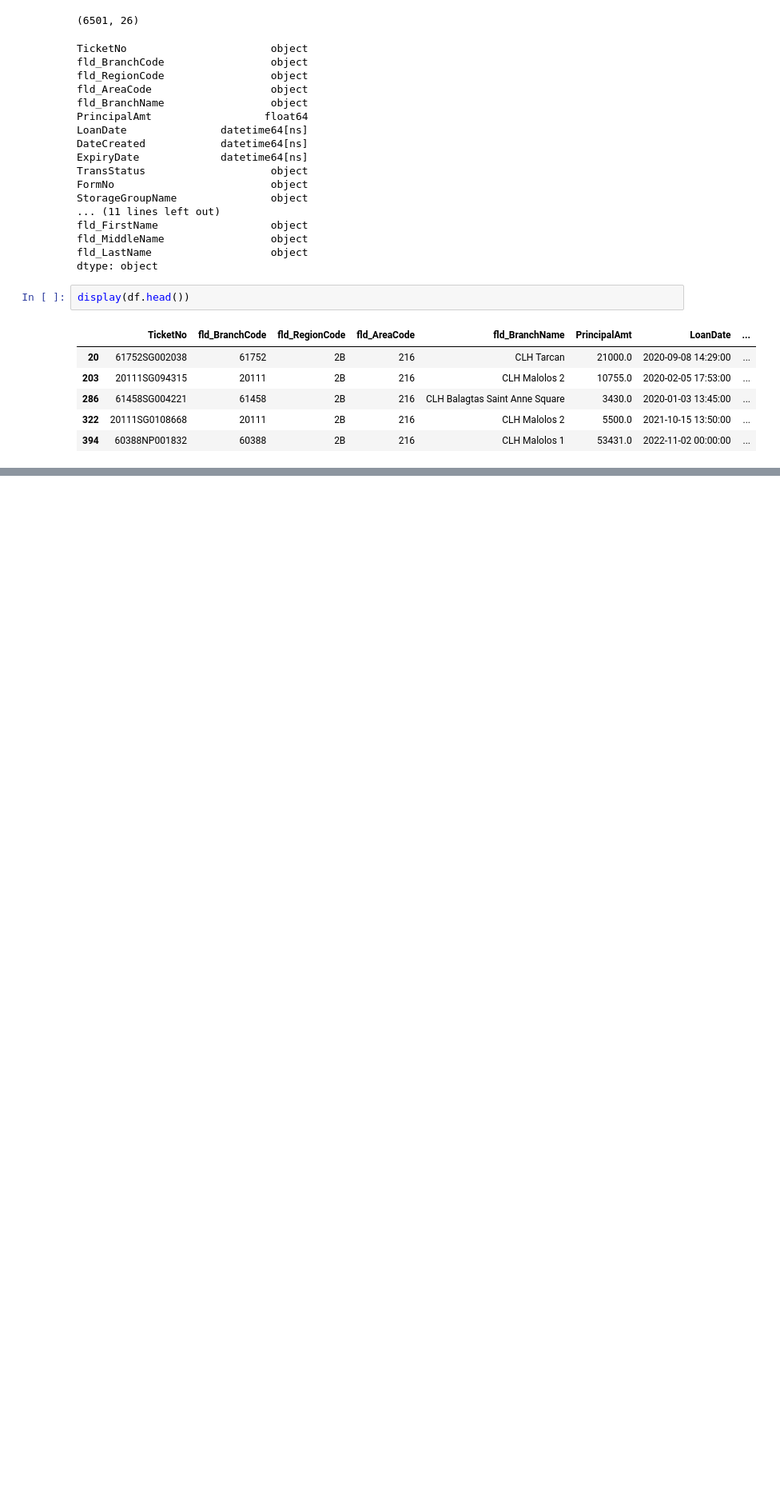
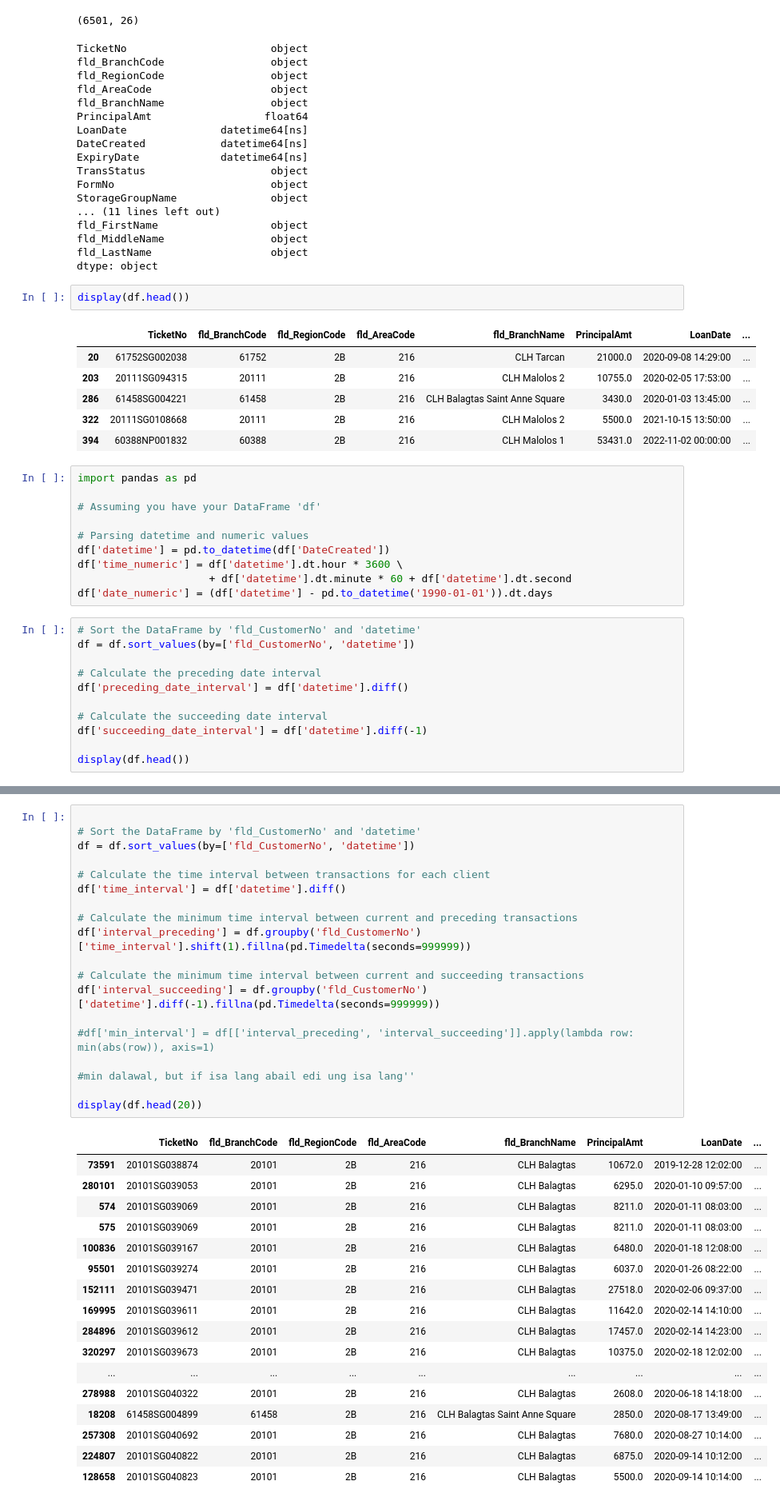
Before and after one commit to chesterhansel/11-Financial-Crime-Detection-using-Anomaly-Score, a Jupyter notebook: Notebooks/01-pg-features-engineering.ipynb, the cells around one changed output, grey strips where cells are left out. Shown: that part at 80% size. Drawn from its saved outputs; the diff is of its cells as text; blank space fills up the shorter version.

```diff
--- a/Notebooks/01-pg-features-engineering.ipynb
+++ b/Notebooks/01-pg-features-engineering.ipynb
@@ -44,3 +44,24 @@ display(df.head())
 | 286 | 61458SG004221 | 61458 | 2B | 216 | CLH Balagtas Saint Anne Square | 3430.0 | 2020-01-03 13:45:00 | ... |
 | 322 | 20111SG0108668 | 20111 | 2B | 216 | CLH Malolos 2 | 5500.0 | 2021-10-15 13:50:00 | ... |
 | 394 | 60388NP001832 | 60388 | 2B | 216 | CLH Malolos 1 | 53431.0 | 2022-11-02 00:00:00 | ... |
+# %%
+import pandas as pd
+
+# Assuming you have your DataFrame 'df'
+
+# Parsing datetime and numeric values
+df['datetime'] = pd.to_datetime(df['DateCreated'])
+df['time_numeric'] = df['datetime'].dt.hour * 3600 \
+                     + df['datetime'].dt.minute * 60 + df['datetime'].dt.second
+df['date_numeric'] = (df['datetime'] - pd.to_datetime('1990-01-01')).dt.days
+# %%
+# Sort the DataFrame by 'fld_CustomerNo' and 'datetime'
+df = df.sort_values(by=['fld_CustomerNo', 'datetime'])
+
+# Calculate the preceding date interval
+df['preceding_date_interval'] = df['datetime'].diff()
+
+# Calculate the succeeding date interval
+df['succeeding_date_interval'] = df['datetime'].diff(-1)
+
+display(df.head())
@@ -46,0 +75,37 @@ display(df.head())
+# %%
+
+# Sort the DataFrame by 'fld_CustomerNo' and 'datetime'
+df = df.sort_values(by=['fld_CustomerNo', 'datetime'])
+
+# Calculate the time interval between transactions for each client
+df['time_interval'] = df['datetime'].diff()
+
+# Calculate the minimum time interval between current and preceding transactions
+df['interval_preceding'] = df.groupby('fld_CustomerNo')['time_interval'].shift(1).fillna(pd.Timedelta(seconds=999999))
+
+# Calculate the minimum time interval between current and succeeding transactions
+df['interval_succeeding'] = df.groupby('fld_CustomerNo')['datetime'].diff(-1).fillna(pd.Timedelta(seconds=999999))
+
+#df['min_interval'] = df[['interval_preceding', 'interval_succeeding']].apply(lambda row: min(abs(row)), axis=1)
+
+#min dalawal, but if isa lang abail edi ung isa lang''
+
+display(df.head(20))
+# %% [output]
+|  | TicketNo | fld_BranchCode | fld_RegionCode | fld_AreaCode | fld_BranchName | PrincipalAmt | LoanDate | ... |
+| 73591 | 20101SG038874 | 20101 | 2B | 216 | CLH Balagtas | 10672.0 | 2019-12-28 12:02:00 | ... |
+| 280101 | 20101SG039053 | 20101 | 2B | 216 | CLH Balagtas | 6295.0 | 2020-01-10 09:57:00 | ... |
+| 574 | 20101SG039069 | 20101 | 2B | 216 | CLH Balagtas | 8211.0 | 2020-01-11 08:03:00 | ... |
+| 575 | 20101SG039069 | 20101 | 2B | 216 | CLH Balagtas | 8211.0 | 2020-01-11 08:03:00 | ... |
+| 100836 | 20101SG039167 | 20101 | 2B | 216 | CLH Balagtas | 6480.0 | 2020-01-18 12:08:00 | ... |
+| 95501 | 20101SG039274 | 20101 | 2B | 216 | CLH Balagtas | 6037.0 | 2020-01-26 08:22:00 | ... |
+| 152111 | 20101SG039471 | 20101 | 2B | 216 | CLH Balagtas | 27518.0 | 2020-02-06 09:37:00 | ... |
+| 169995 | 20101SG039611 | 20101 | 2B | 216 | CLH Balagtas | 11642.0 | 2020-02-14 14:10:00 | ... |
+| 284896 | 20101SG039612 | 20101 | 2B | 216 | CLH Balagtas | 17457.0 | 2020-02-14 14:23:00 | ... |
+| 320297 | 20101SG039673 | 20101 | 2B | 216 | CLH Balagtas | 10375.0 | 2020-02-18 12:02:00 | ... |
+| ... | ... | ... | ... | ... | ... | ... | ... | ... |
+| 278988 | 20101SG040322 | 20101 | 2B | 216 | CLH Balagtas | 2608.0 | 2020-06-18 14:18:00 | ... |
+| 18208 | 61458SG004899 | 61458 | 2B | 216 | CLH Balagtas Saint Anne Square | 2850.0 | 2020-08-17 13:49:00 | ... |
+| 257308 | 20101SG040692 | 20101 | 2B | 216 | CLH Balagtas | 7680.0 | 2020-08-27 10:14:00 | ... |
+| 224807 | 20101SG040822 | 20101 | 2B | 216 | CLH Balagtas | 6875.0 | 2020-09-14 10:12:00 | ... |
+| 128658 | 20101SG040823 | 20101 | 2B | 216 | CLH Balagtas | 5500.0 | 2020-09-14 10:14:00 | ... |
```
Also changed, not shown: parts of 7 cells of this notebook.
